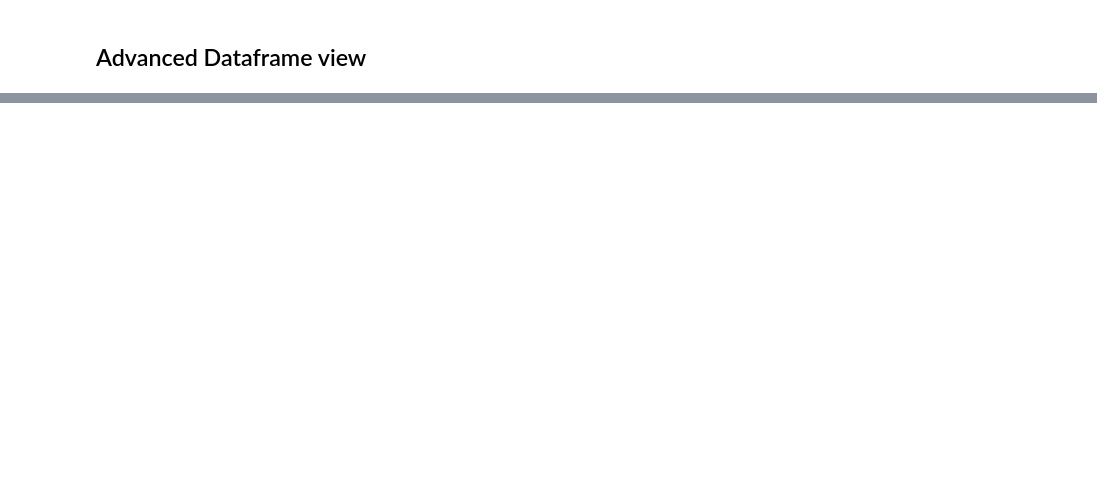
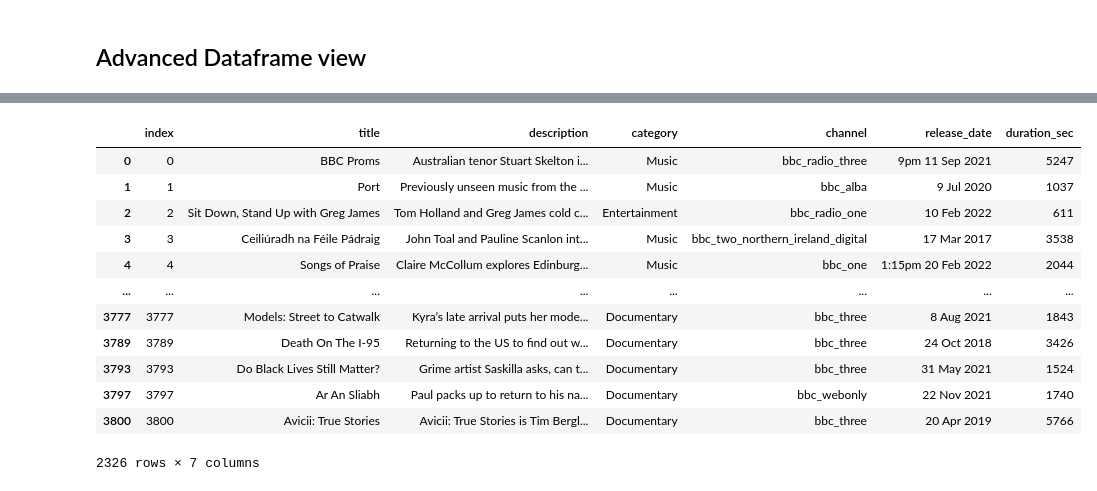
Before and after one commit to hfock/uu-recommendation-systems, a Jupyter notebook: src/data-processing/data-processing.ipynb, the cells around one changed output, grey strips where cells are left out. Drawn from its saved outputs; the diff is of its cells as text; code cells hidden in the pictures; blank space fills up the shorter version.

```diff
--- a/src/data-processing/data-processing.ipynb
+++ b/src/data-processing/data-processing.ipynb
@@ -152,0 +169,17 @@ df[df['category'] == 'Film - Adventure']
+# %%
+df_adv = df.iloc[:, [0, 1, 2, 8, 9, 11, 12]]
+df_adv
+# %% [output]
+|  | index | title | description | category | channel | release_date | duration_sec |
+| 0 | 0 | BBC Proms | Australian tenor Stuart Skelton i... | Music | bbc_radio_three | 9pm 11 Sep 2021 | 5247 |
+| 1 | 1 | Port | Previously unseen music from the ... | Music | bbc_alba | 9 Jul 2020 | 1037 |
+| 2 | 2 | Sit Down, Stand Up with Greg James | Tom Holland and Greg James cold c... | Entertainment | bbc_radio_one | 10 Feb 2022 | 611 |
+| 3 | 3 | Ceiliúradh na Féile Pádraig | John Toal and Pauline Scanlon int... | Music | bbc_two_northern_ireland_digital | 17 Mar 2017 | 3538 |
+| 4 | 4 | Songs of Praise | Claire McCollum explores Edinburg... | Music | bbc_one | 1:15pm 20 Feb 2022 | 2044 |
+| ... | ... | ... | ... | ... | ... | ... | ... |
+| 3777 | 3777 | Models: Street to Catwalk | Kyra’s late arrival puts her mode... | Documentary | bbc_three | 8 Aug 2021 | 1843 |
+| 3789 | 3789 | Death On The I-95 | Returning to the US to find out w... | Documentary | bbc_three | 24 Oct 2018 | 3426 |
+| 3793 | 3793 | Do Black Lives Still Matter? | Grime artist Saskilla asks, can t... | Documentary | bbc_three | 31 May 2021 | 1524 |
+| 3797 | 3797 | Ar An Sliabh | Paul packs up to return to his na... | Documentary | bbc_webonly | 22 Nov 2021 | 1740 |
+| 3800 | 3800 | Avicii: True Stories | Avicii: True Stories is Tim Bergl... | Documentary | bbc_three | 20 Apr 2019 | 5766 |
+2326 rows × 7 columns
```
Also changed, not shown: parts of 10 cells of this notebook, 1 other file.
